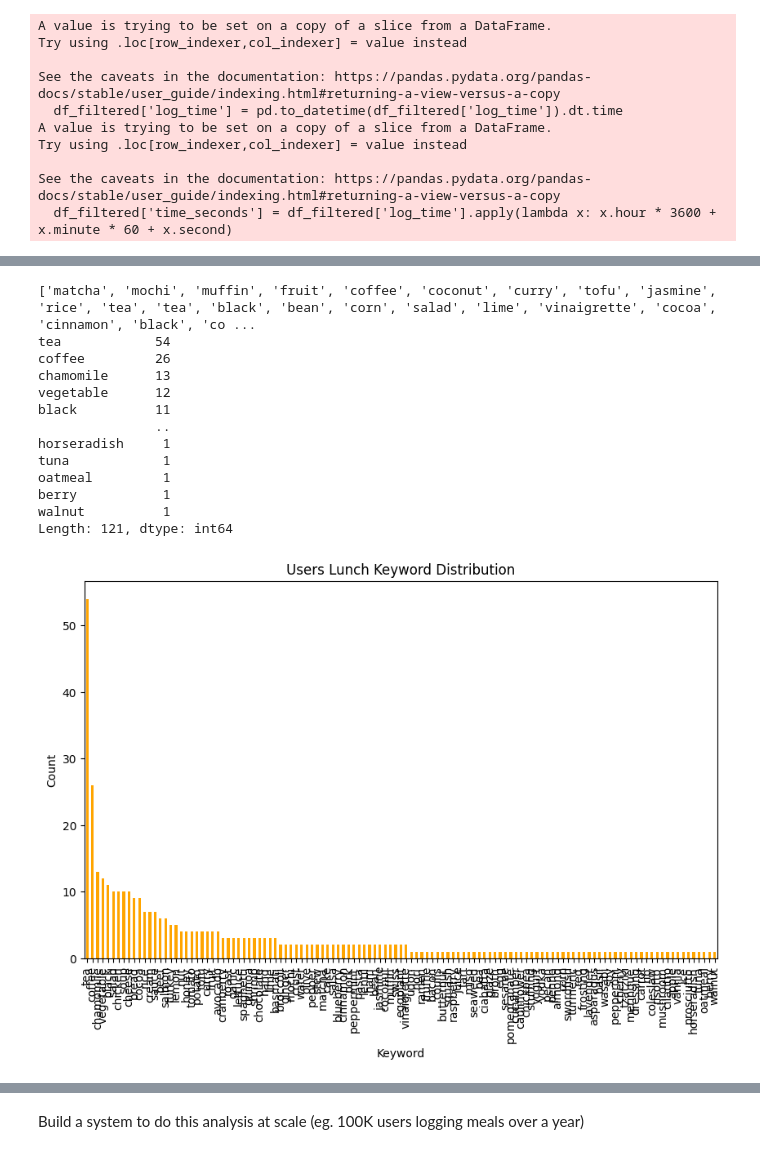
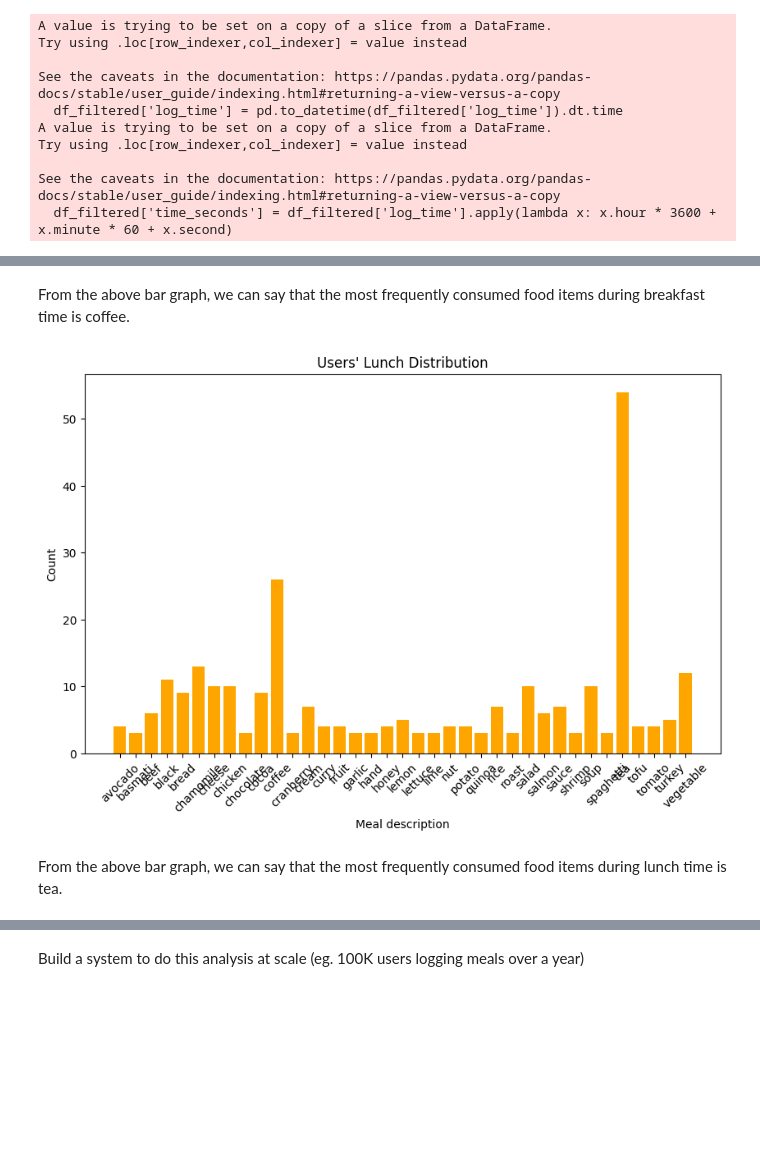
Before and after one commit to ShrutiK23/Meal_Behaviour_Analysis, a Jupyter notebook: Meal_Behaviour_Analysis.ipynb, the cells around one changed output, grey strips where cells are left out. Cells and saved outputs as stored; diff of their text form; code cells hidden in the pictures; blank space fills up the shorter version.

Commit message:
Added clean code
Added comments and description for each section.

```diff
--- a/Meal_Behaviour_Analysis.ipynb
+++ b/Meal_Behaviour_Analysis.ipynb
@@ -321,40 +197,39 @@ Length: 88, dtype: int64
+# %% [markdown]
+From the above bar graph, we can say that the most frequently consumed food items during breakfast time is coffee.
 # %%
 user_data_lunch = df[(df['meal_type'] == 'lunch')]
 
 # Extract keywords during lunch
 result = []
 
 for item in user_data_lunch['Keywords']:
         if isinstance(item, str):
             result.extend(item.split(','))
+result = [item for item in result if item != '']
 
-result = [item for item in result if item != '']
-print(result)
-# Create a DataFrame for lunch keywords and their counts
-lunch_keywords_counts = pd.Series(result).value_counts()
-print(lunch_keywords_counts)
-# Visualize lunch keyword distribution
+# Use Counter to count keyword occurrences
+keyword_counts = Counter(result)
+
+# Extract keys and values from the dictionary where count > 2
+filtered_keys = [key for key, count in keyword_counts.items() if count > 2]
+filtered_keys = sorted(filtered_keys)
+
+# Extract keys and values for filtered keys
+keys = [key for key in filtered_keys]
+values = [keyword_counts[key] for key in filtered_keys]
+
+# Plotting the key-value pairs
 plt.figure(figsize=(10, 6))
-lunch_keywords_counts.plot(kind='bar', color='orange')
-plt.title(f'Users Lunch Keyword Distribution')
-plt.xlabel('Keyword')
+plt.bar(keys, values, color='orange')
+plt.xlabel('Meal description')
 plt.ylabel('Count')
+plt.title('Users\' Lunch Distribution')
+plt.xticks(rotation=45)
 plt.show()
 # %% [output]
-['matcha', 'mochi', 'muffin', 'fruit', 'coffee', 'coconut', 'curry', 'tofu', 'jasmine', 'rice', 'tea', 'tea', 'black', 'bean', 'corn', 'salad', 'lime', 'vinaigrette', 'cocoa', 'cinnamon', 'black', 'co ...
-tea            54
-coffee         26
-chamomile      13
-vegetable      12
-black          11
-               ..
-horseradish     1
-tuna            1
-oatmeal         1
-berry           1
-walnut          1
-Length: 121, dtype: int64
-[figure, old version]
+[figure, new version]
+# %% [markdown]
+From the above bar graph, we can say that the most frequently consumed food items during lunch time is tea.
 # %%
 user_data_dinner = df[(df['meal_type'] == 'dinner')]
 
```
Also changed, not shown: parts of 30 cells of this notebook.
